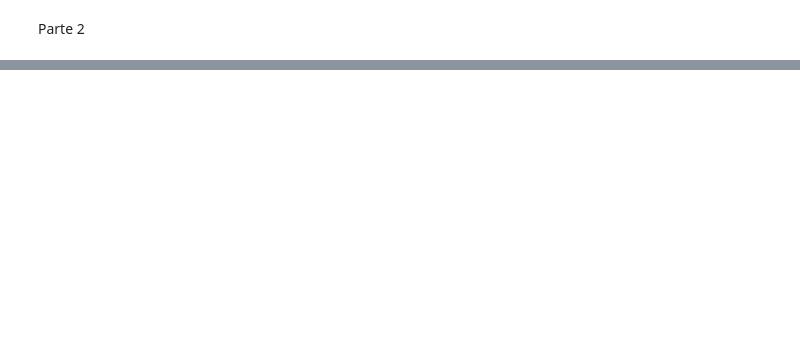
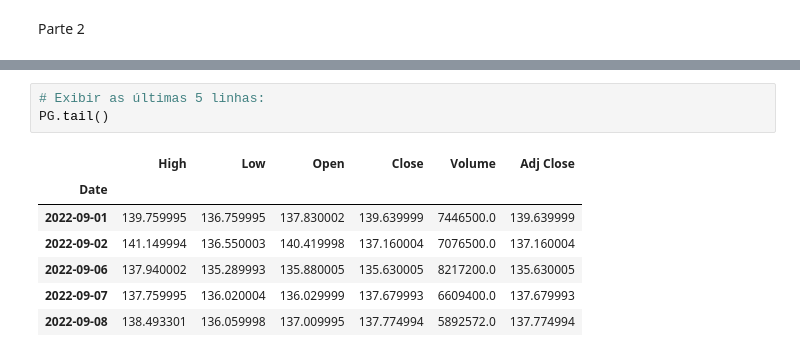
Before and after one commit to rigueti-bruno/Python-for-Finances, a Jupyter notebook: 08-Ferramentas Avançadas do Python/acesssando_dados.ipynb, the cells around one changed output, grey strips where cells are left out. Drawn from its saved outputs; the diff is of its cells as text; blank space fills up the shorter version.

```diff
--- a/08-Ferramentas Avançadas do Python/acesssando_dados.ipynb
+++ b/08-Ferramentas Avançadas do Python/acesssando_dados.ipynb
@@ -51,0 +80,11 @@ Parte 2
+# %%
+# Exibir as últimas 5 linhas:
+PG.tail()
+# %% [output]
+|  | High | Low | Open | Close | Volume | Adj Close |
+| Date |  |  |  |  |  |  |
+| 2022-09-01 | 139.759995 | 136.759995 | 137.830002 | 139.639999 | 7446500.0 | 139.639999 |
+| 2022-09-02 | 141.149994 | 136.550003 | 140.419998 | 137.160004 | 7076500.0 | 137.160004 |
+| 2022-09-06 | 137.940002 | 135.289993 | 135.880005 | 135.630005 | 8217200.0 | 135.630005 |
+| 2022-09-07 | 137.759995 | 136.020004 | 136.029999 | 137.679993 | 6609400.0 | 137.679993 |
+| 2022-09-08 | 138.493301 | 136.059998 | 137.009995 | 137.774994 | 5892572.0 | 137.774994 |
```
Also changed, not shown: parts of 30 cells of this notebook, 2 other files.
